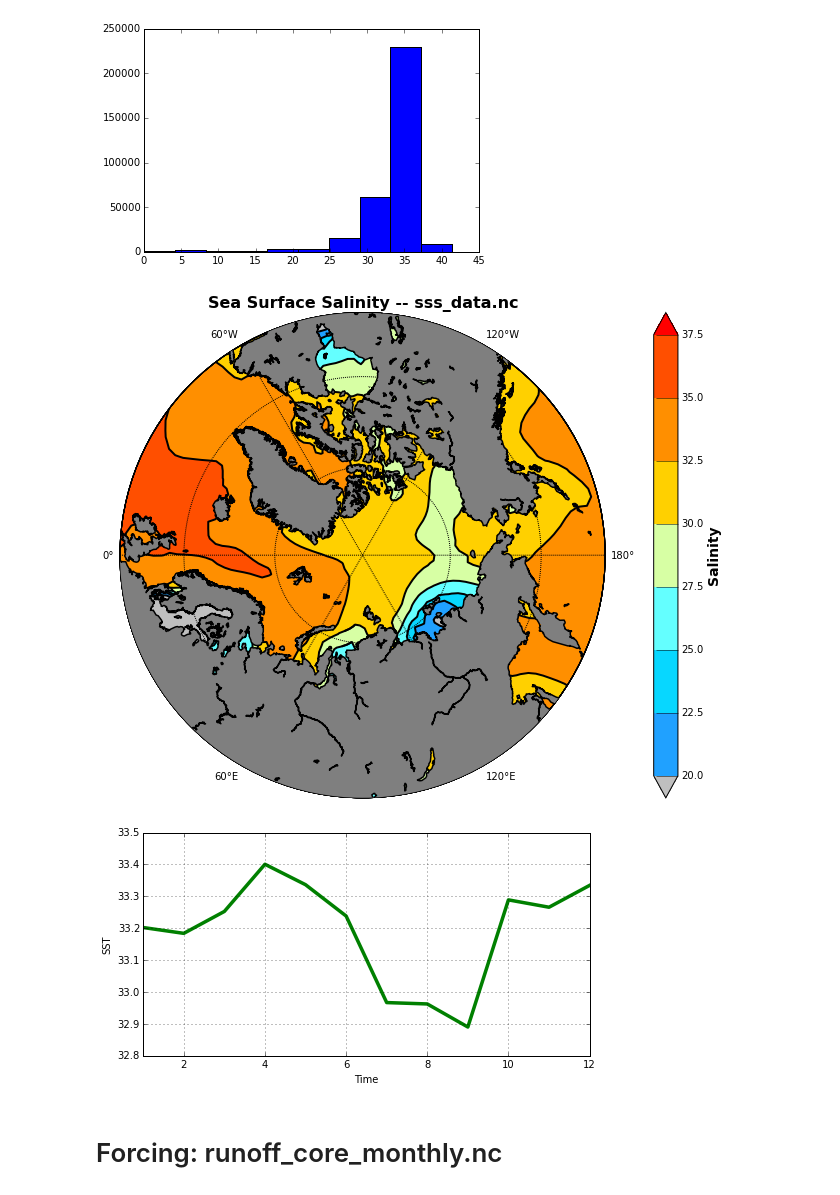
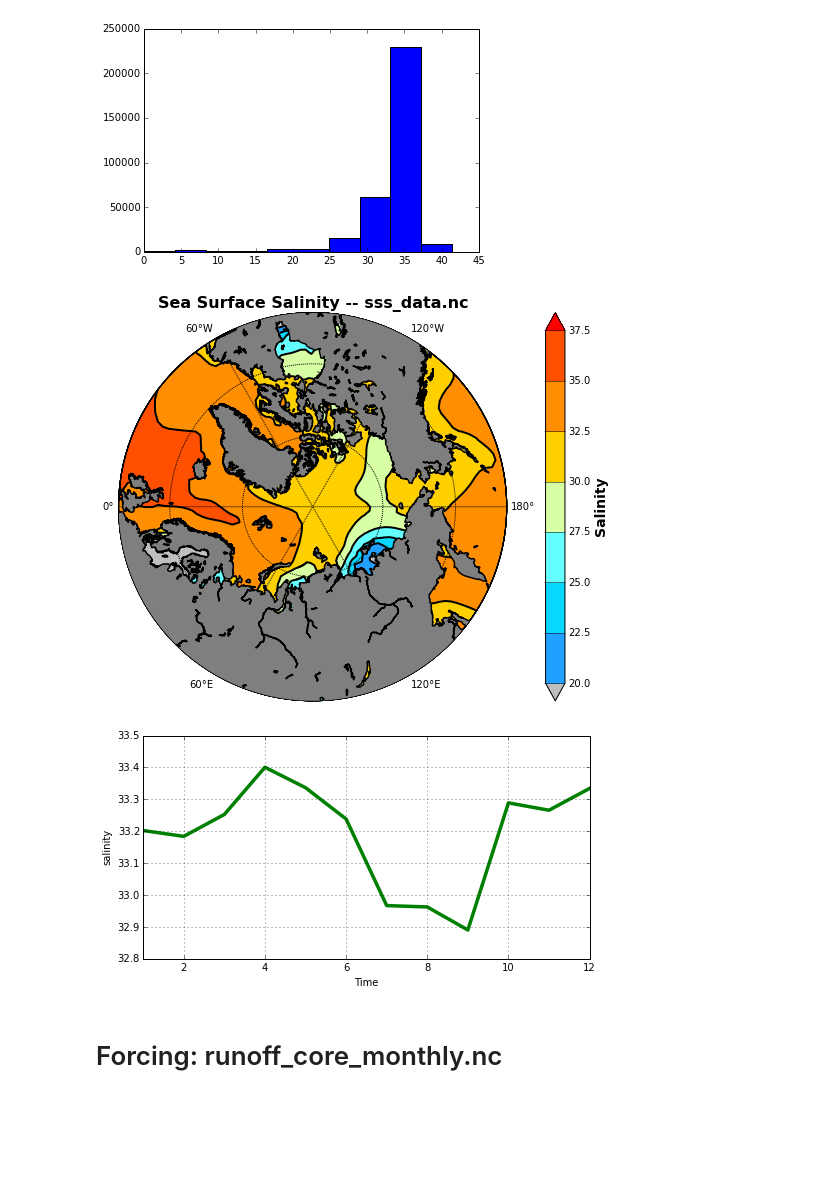
Before and after one commit to UBC-MOAD/ccar-modeling-nemo-tools, a Jupyter notebook: 05_ORCA2_Input.ipynb, the cells around one changed output. Saved outputs shown, nothing was run; the diff lists cells and outputs as text; code cells hidden in the pictures; blank space fills up the shorter version.

Commit message:
fix typo, use NEMO_tools rewrite some of the part.

```diff
--- a/05_ORCA2_Input.ipynb
+++ b/05_ORCA2_Input.ipynb
@@ -245,23 +262,25 @@ plt.hist(sss.flat)
 # %%
 clev=np.arange(20, 40, 2.5)
 CMap=cm.GMT_no_green
 CMap.set_under([0.75, 0.75, 0.75])
 var_name='Salinity'
-fig, ax, proj = draw_ORCA2_Arctic(nav_lon, nav_lat, 50, np.mean(sss, 0), clev, var_name, CMap)
+#
+fig, ax, proj = Nts.plot_NEMO_Arctic(nav_lon, nav_lat, 50, np.mean(sss, 0), clev, CMap, var_name)
+#
 title='Sea Surface Salinity -- sss_data.nc'
 ax.set_title(title, fontsize=16, fontweight='bold')
-fig.set_size_inches(10, 10)
+fig.set_size_inches(8, 8)
 fig.canvas.draw()
 # %% [output]
-[figure, old version]
+[figure, new version]
 # %%
 mon=np.arange(1, 13, 1)
-fig, ax = draw_temporal_variation(mon, np.mean(np.mean(sss, 1), 1), 'SST', 'g')
+fig, ax = draw_temporal_variation(mon, np.mean(np.mean(sss, 1), 1), 'salinity', 'g')
 ax.set_xlim(1, 12)
 fig.set_size_inches(8, 4)
 fig.canvas.draw()
 # %% [output]
-[figure, old version]
+[figure, new version]
 # %% [markdown]
 # Forcing: runoff_core_monthly.nc
 # %%
```
Also changed, not shown: parts of 15 cells of this notebook.
